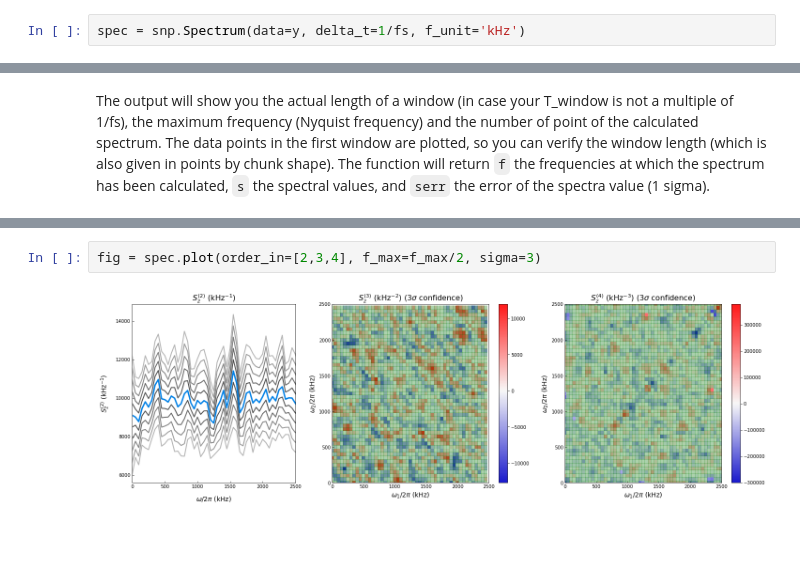
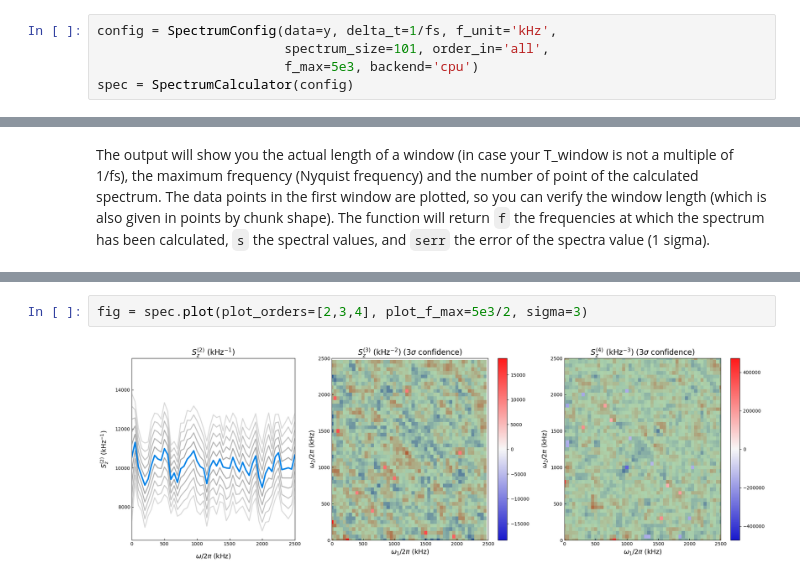
Before and after one commit to MarkusSifft/SignalSnap, a Jupyter notebook: Examples/Calculating Spectra from Numpy Array.ipynb, the cells around one changed output, grey strips where cells are left out. Cells and saved outputs as stored; diff of their text form; blank space fills up the shorter version.

Commit message:
Refactored complete code with the introduction of a new parameter config class

```diff
--- a/Examples/Calculating Spectra from Numpy Array.ipynb
+++ b/Examples/Calculating Spectra from Numpy Array.ipynb
@@ -20,4 +20,7 @@ print(y)
 # %% [markdown]
 Now we creat a spectrum object and feed it with the data. This object will store the data, later the spectra and errors, all freely chosen variables and contains the methods for calculating the spectra, plotting and storing.
 # %%
-spec = snp.Spectrum(data=y, delta_t=1/fs, f_unit='kHz')
+config = SpectrumConfig(data=y, delta_t=1/fs, f_unit='kHz',
+                        spectrum_size=101, order_in='all',
+                        f_max=5e3, backend='cpu')
+spec = SpectrumCalculator(config)
@@ -40,4 +47,4 @@ fig = spec.plot(order_in=[2], f_max=f_max/2)
 # %%
-fig = spec.plot(order_in=[2,3,4], f_max=f_max/2, sigma=3)
+fig = spec.plot(plot_orders=[2,3,4], plot_f_max=5e3/2, sigma=3)
 # %% [output]
-[figure, old version]
+[figure, new version]
```
Also changed, not shown: parts of 7 cells of this notebook, 3 other files.
